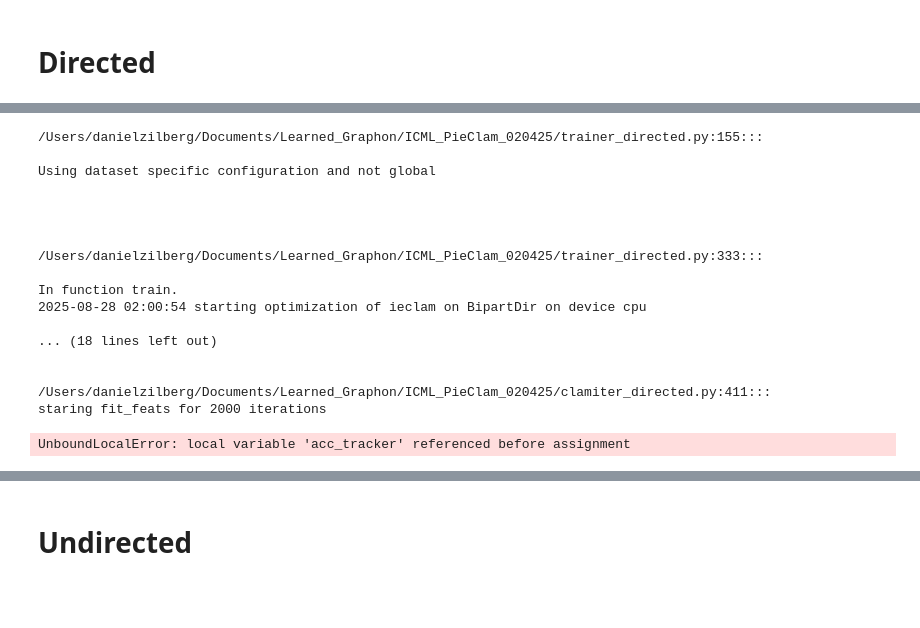
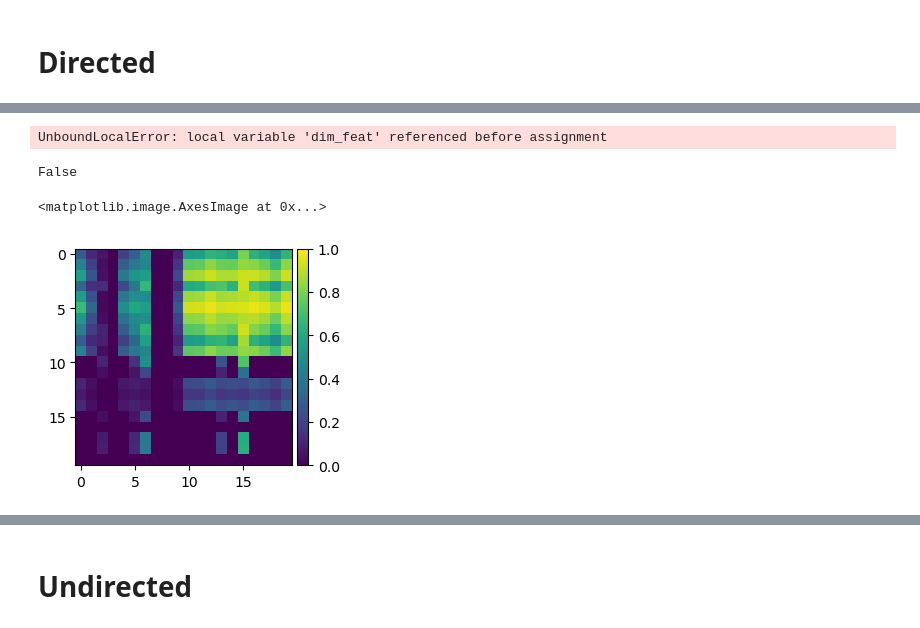
Before and after one commit to danizil/PieClam, a Jupyter notebook: experiments/bipartite.ipynb, the cells around one changed output, grey strips where cells are left out. Saved outputs shown, nothing was run; the diff lists cells and outputs as text; code cells hidden in the pictures; blank space fills up the shorter version.

Commit message:
directed bipart is approximated, uncovered: plotting the 2 graphs, prior a

```diff
--- a/experiments/bipartite.ipynb
+++ b/experiments/bipartite.ipynb
@@ -24,29 +31,17 @@ Graph has self loops
-# %%
-config_triplets = [
-    ['clamiter_init', 'dim_feat', 4],
-]
-
-trainer_ieclam_dir = dTrainer(dataset=bipart_dir,
-                              model_name='ieclam',
-                              device='cpu',
-                              config_triplets_to_change=config_triplets)
-losses, acc_test, acc_val = trainer_ieclam_dir.train()
-# %% [output]
-/Users/danielzilberg/Documents/Learned_Graphon/ICML_PieClam_020425/trainer_directed.py:155:::
-
-Using dataset specific configuration and not global
-
-
-
-
-/Users/danielzilberg/Documents/Learned_Graphon/ICML_PieClam_020425/trainer_directed.py:333:::
-
-In function train.
-2025-08-28 02:00:54 starting optimization of ieclam on BipartDir on device cpu
-
-... (18 lines left out)
-
-
-/Users/danielzilberg/Documents/Learned_Graphon/ICML_PieClam_020425/clamiter_directed.py:411:::
-staring fit_feats for 2000 iterations
-UnboundLocalError: local variable 'acc_tracker' referenced before assignment
+# %%
+a = get_prob_graph(trainer.data.x, lorenz=True, directed=True)
+b = clam_edges_from_feats(trainer.data.x, lorenz=True, directed=True)
+
+a == b
+# %% [output]
+UnboundLocalError: local variable 'dim_feat' referenced before assignment
+# %%
+print(trainer.data.is_undirected())
+w = get_prob_graph(trainer.data, lorenz=True)
+w.T == w
+plot_adj(w, colorbar=True)
+#! Losses go down after some point. maybe problem with lightcone?
+# %% [output]
+False
+<matplotlib.image.AxesImage at 0x...>
+[figure, added]
```
Also changed, not shown: parts of 3 cells of this notebook, 7 other files.
